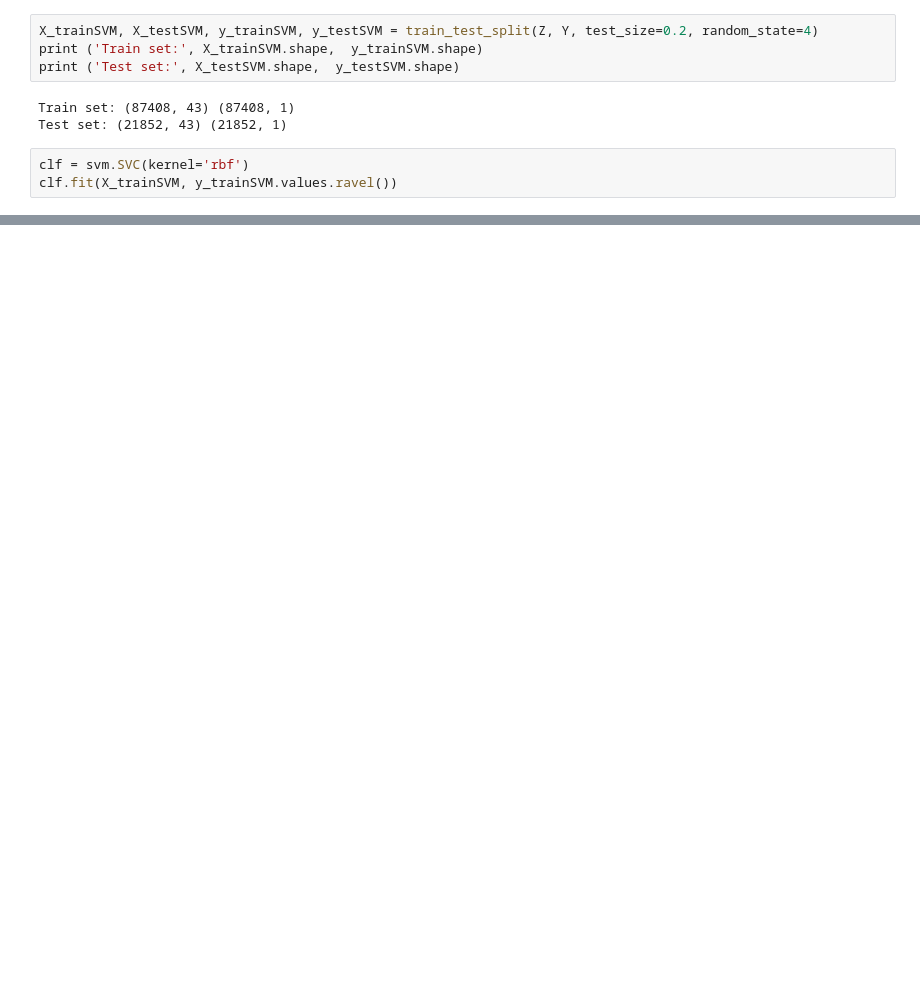
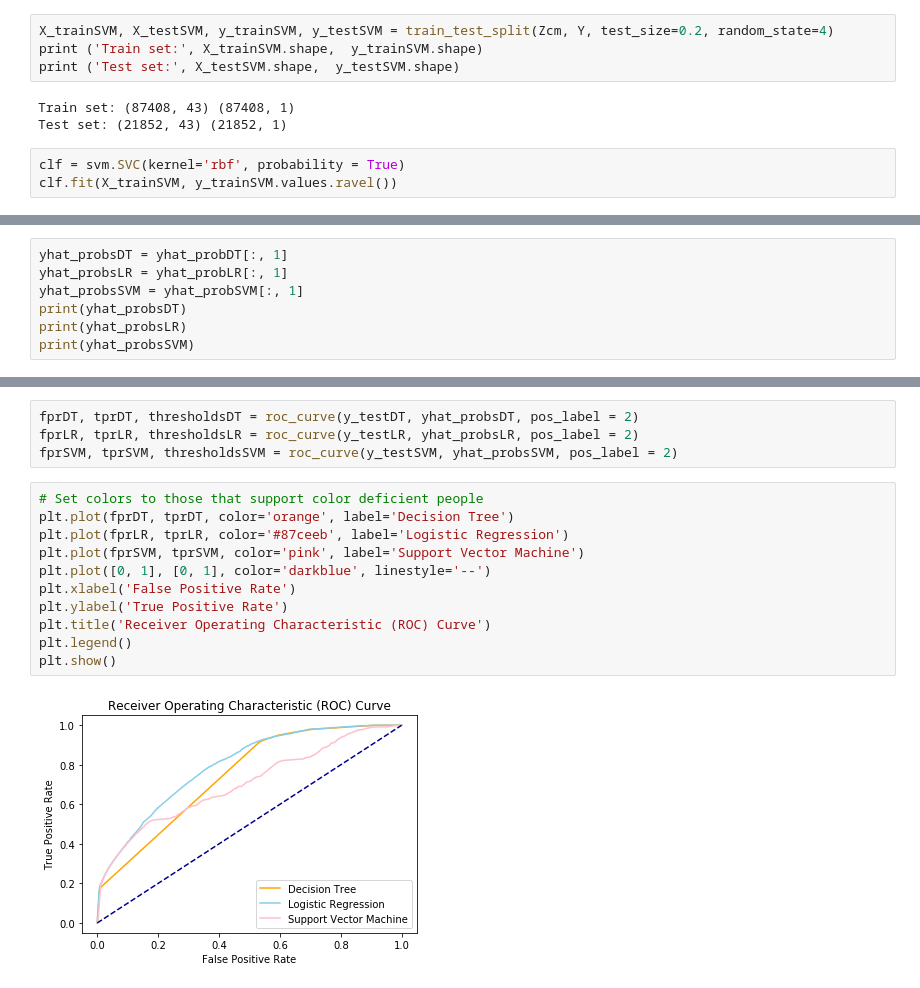
Before and after one commit to mikitz/Coursera_Capstone, a Jupyter notebook: Captsone project for the IBM Data Science.ipynb, the cells around one changed output, grey strips where cells are left out. Cells and saved outputs as stored; diff of their text form; blank space fills up the shorter version.

```diff
--- a/Captsone project for the IBM Data Science.ipynb
+++ b/Captsone project for the IBM Data Science.ipynb
@@ -910,14 +707,14 @@ from sklearn import svm
 from sklearn.metrics import classification_report, confusion_matrix
 import itertools
 # %%
-X_trainSVM, X_testSVM, y_trainSVM, y_testSVM = train_test_split(Z, Y, test_size=0.2, random_state=4)
+X_trainSVM, X_testSVM, y_trainSVM, y_testSVM = train_test_split(Zcm, Y, test_size=0.2, random_state=4)
 print ('Train set:', X_trainSVM.shape,  y_trainSVM.shape)
 print ('Test set:', X_testSVM.shape,  y_testSVM.shape)
 # %% [output]
 Train set: (87408, 43) (87408, 1)
 Test set: (21852, 43) (21852, 1)
 # %%
-clf = svm.SVC(kernel='rbf')
+clf = svm.SVC(kernel='rbf', probability = True)
 clf.fit(X_trainSVM, y_trainSVM.values.ravel())
 # %% [output]
 SVC(C=1.0, cache_size=200, class_weight=None, coef0=0.0,
@@ -984,0 +747,7 @@ print(confusion_matrix(y_testSVM, yhatSVM, labels=[1,0]))
+# %%
+yhat_probsDT = yhat_probDT[:, 1]
+yhat_probsLR = yhat_probLR[:, 1]
+yhat_probsSVM = yhat_probSVM[:, 1]
+print(yhat_probsDT)
+print(yhat_probsLR)
+print(yhat_probsSVM)
@@ -984,0 +769,17 @@ print(confusion_matrix(y_testSVM, yhatSVM, labels=[1,0]))
+# %%
+fprDT, tprDT, thresholdsDT = roc_curve(y_testDT, yhat_probsDT, pos_label = 2)
+fprLR, tprLR, thresholdsLR = roc_curve(y_testLR, yhat_probsLR, pos_label = 2)
+fprSVM, tprSVM, thresholdsSVM = roc_curve(y_testSVM, yhat_probsSVM, pos_label = 2)
+# %%
+# Set colors to those that support color deficient people
+plt.plot(fprDT, tprDT, color='orange', label='Decision Tree')
+plt.plot(fprLR, tprLR, color='#87ceeb', label='Logistic Regression')
+plt.plot(fprSVM, tprSVM, color='pink', label='Support Vector Machine')
+plt.plot([0, 1], [0, 1], color='darkblue', linestyle='--')
+plt.xlabel('False Positive Rate')
+plt.ylabel('True Positive Rate')
+plt.title('Receiver Operating Characteristic (ROC) Curve')
+plt.legend()
+plt.show()
+# %% [output]
+[figure, added]
```
Also changed, not shown: parts of 99 cells of this notebook.
